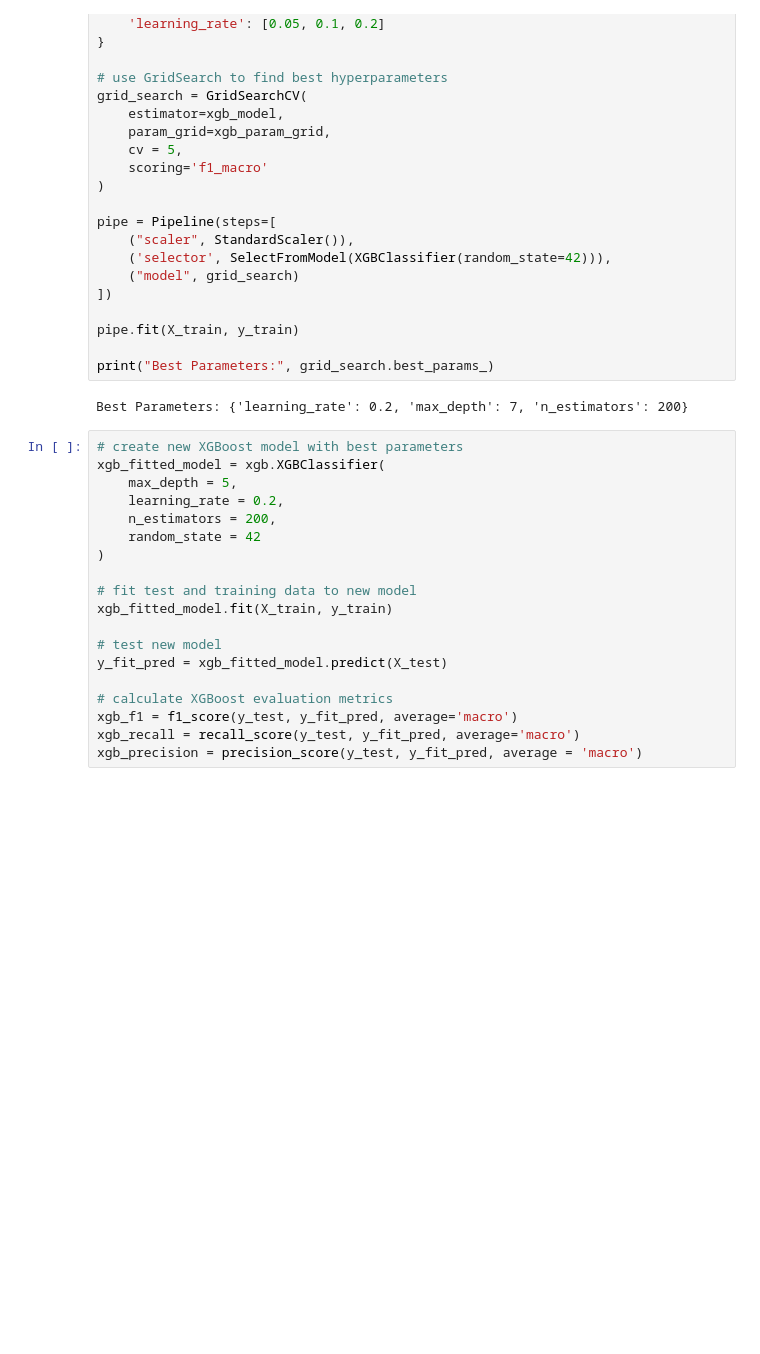
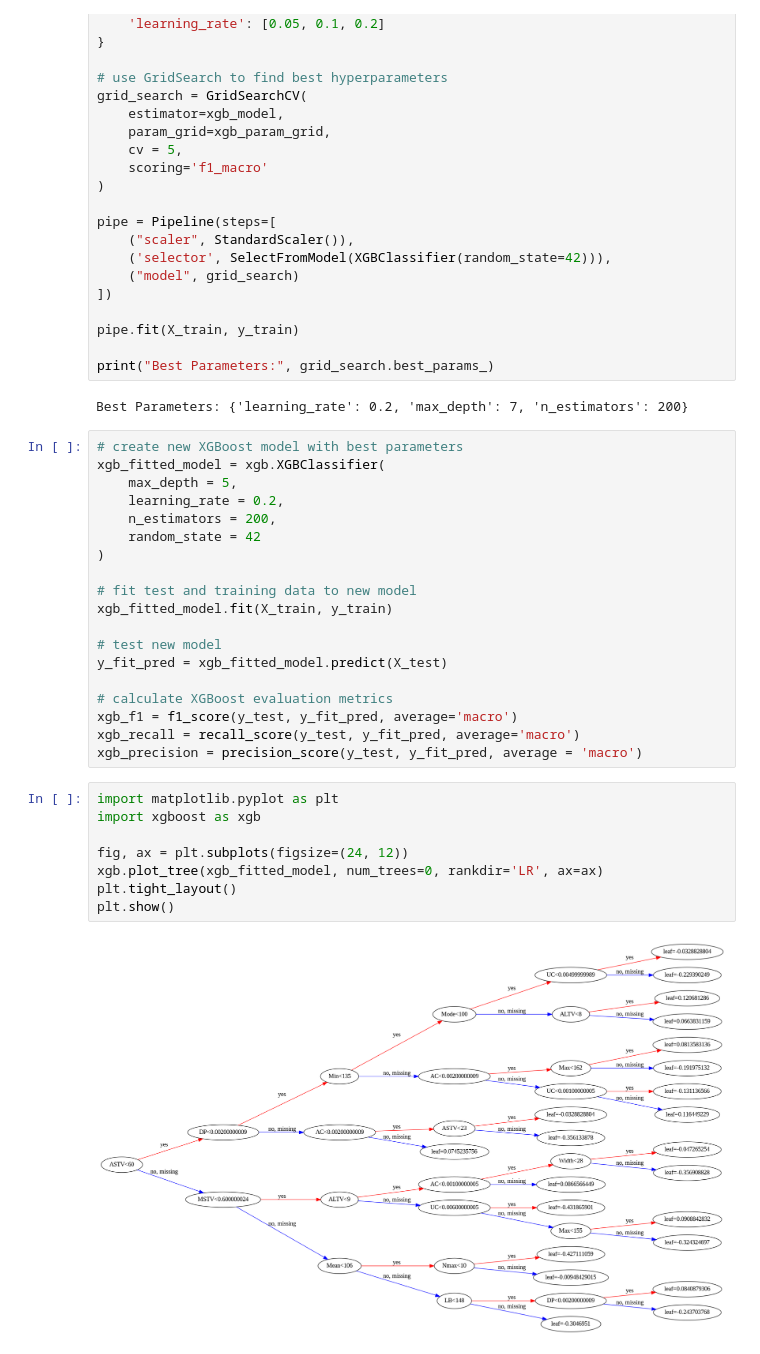
Before and after one commit to vgsilva-eng/applied-ai-ml, a Jupyter notebook: notebooks/Model_Analysis.ipynb, the cells around one changed output. Drawn from its saved outputs; the diff is of its cells as text; blank space fills up the shorter version.

```diff
--- a/notebooks/Model_Analysis.ipynb
+++ b/notebooks/Model_Analysis.ipynb
@@ -779,6 +830,16 @@ y_fit_pred = xgb_fitted_model.predict(X_test)
 xgb_f1 = f1_score(y_test, y_fit_pred, average='macro')
 xgb_recall = recall_score(y_test, y_fit_pred, average='macro')
 xgb_precision = precision_score(y_test, y_fit_pred, average = 'macro')
+# %%
+import matplotlib.pyplot as plt
+import xgboost as xgb
+
+fig, ax = plt.subplots(figsize=(24, 12))
+xgb.plot_tree(xgb_fitted_model, num_trees=0, rankdir='LR', ax=ax)
+plt.tight_layout()
+plt.show()
+# %% [output]
+[figure, added]
 # %%
 # create DataFrame of evaluation metrics
 scores = pd.DataFrame({"Model": ["Linear SVM", "Random Forest", "XGBoost"],
```
Also changed, not shown: parts of 39 cells of this notebook.
